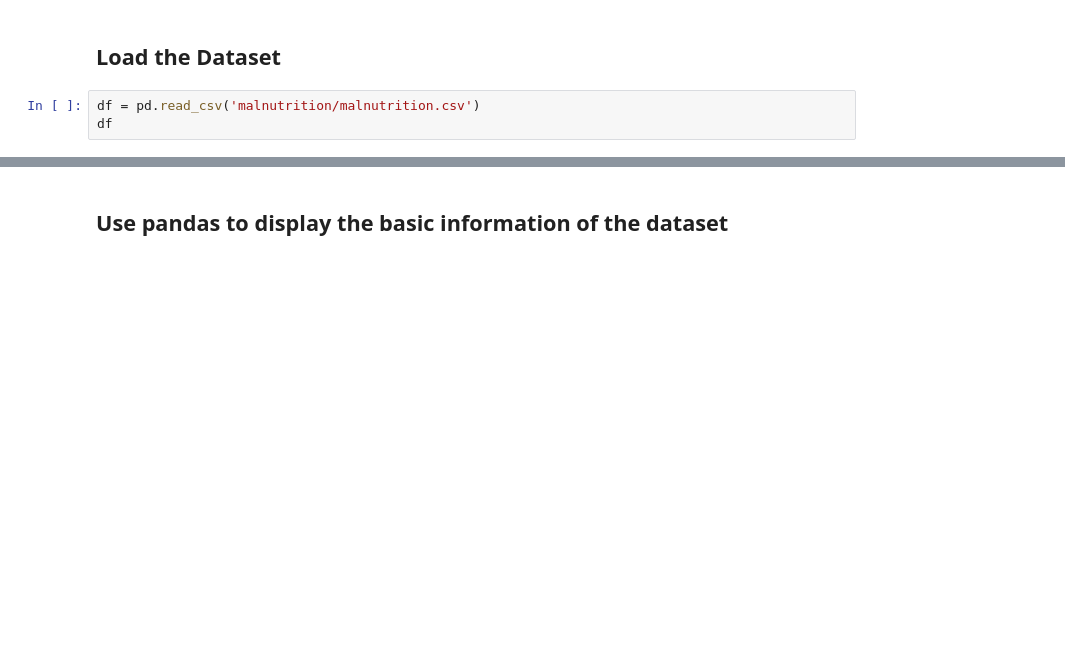
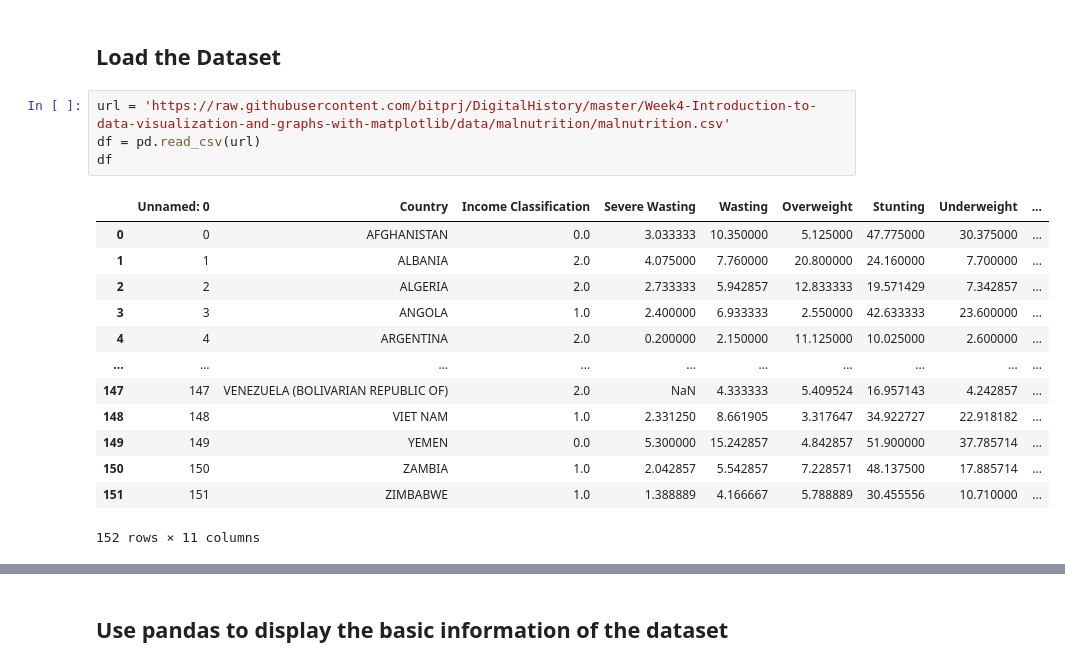
Before and after one commit to bitprj/BitUniversity, a Jupyter notebook: Week4-Introduction-to-data-visualization-and-graphs-with-matplotlib/Week4-homework/Week4-Homework.ipynb, the cells around one changed output, grey strips where cells are left out. Saved outputs shown, nothing was run; the diff lists cells and outputs as text; blank space fills up the shorter version.

```diff
--- a/Week4-Introduction-to-data-visualization-and-graphs-with-matplotlib/Week4-homework/Week4-Homework.ipynb
+++ b/Week4-Introduction-to-data-visualization-and-graphs-with-matplotlib/Week4-homework/Week4-Homework.ipynb
@@ -65,9 +84,24 @@ import numpy as np
 import matplotlib.pyplot as plt
 # %% [markdown]
 ## Load the Dataset
-# %%
-df = pd.read_csv('malnutrition/malnutrition.csv')
-df
+# %%
+url = 'https://raw.githubusercontent.com/bitprj/DigitalHistory/master/Week4-Introduction-to-data-visualization-and-graphs-with-matplotlib/data/malnutrition/malnutrition.csv'
+df = pd.read_csv(url)
+df
+# %% [output]
+|  | Unnamed: 0 | Country | Income Classification | Severe Wasting | Wasting | Overweight | Stunting | Underweight | ... |
+| 0 | 0 | AFGHANISTAN | 0.0 | 3.033333 | 10.350000 | 5.125000 | 47.775000 | 30.375000 | ... |
+| 1 | 1 | ALBANIA | 2.0 | 4.075000 | 7.760000 | 20.800000 | 24.160000 | 7.700000 | ... |
+| 2 | 2 | ALGERIA | 2.0 | 2.733333 | 5.942857 | 12.833333 | 19.571429 | 7.342857 | ... |
+| 3 | 3 | ANGOLA | 1.0 | 2.400000 | 6.933333 | 2.550000 | 42.633333 | 23.600000 | ... |
+| 4 | 4 | ARGENTINA | 2.0 | 0.200000 | 2.150000 | 11.125000 | 10.025000 | 2.600000 | ... |
+| ... | ... | ... | ... | ... | ... | ... | ... | ... | ... |
+| 147 | 147 | VENEZUELA (BOLIVARIAN REPUBLIC OF) | 2.0 | NaN | 4.333333 | 5.409524 | 16.957143 | 4.242857 | ... |
+| 148 | 148 | VIET NAM | 1.0 | 2.331250 | 8.661905 | 3.317647 | 34.922727 | 22.918182 | ... |
+| 149 | 149 | YEMEN | 0.0 | 5.300000 | 15.242857 | 4.842857 | 51.900000 | 37.785714 | ... |
+| 150 | 150 | ZAMBIA | 1.0 | 2.042857 | 5.542857 | 7.228571 | 48.137500 | 17.885714 | ... |
+| 151 | 151 | ZIMBABWE | 1.0 | 1.388889 | 4.166667 | 5.788889 | 30.455556 | 10.710000 | ... |
+152 rows × 11 columns
 # %%
 df = df.drop(columns = 'Unnamed: 0',axis = 1)
 df
```
Also changed, not shown: parts of 39 cells of this notebook.
